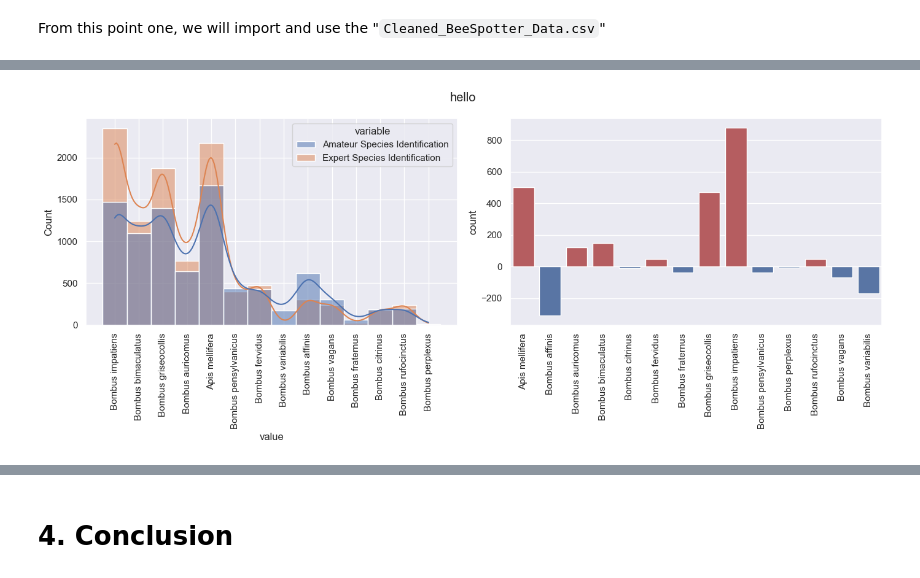
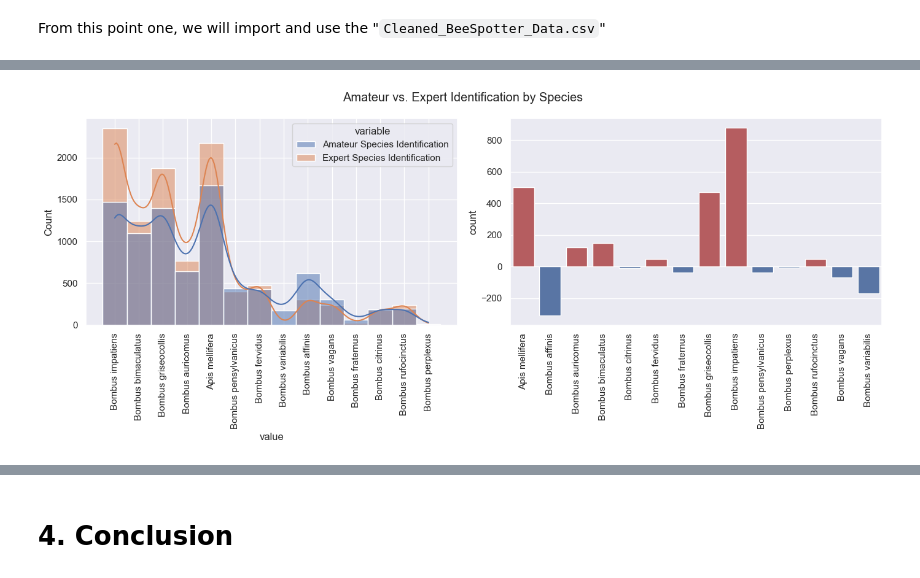
Before and after one commit to Crediteur/Jupyter-Notebooks, a Jupyter notebook: BeeSpotter_Contribution_Analysis/CM2015_BeeSpotter_Contribution_Analysis.ipynb, the cells around one changed output, grey strips where cells are left out. Cells and saved outputs as stored; diff of their text form; code cells hidden in the pictures.

```diff
--- a/BeeSpotter_Contribution_Analysis/CM2015_BeeSpotter_Contribution_Analysis.ipynb
+++ b/BeeSpotter_Contribution_Analysis/CM2015_BeeSpotter_Contribution_Analysis.ipynb
@@ -321,12 +368,15 @@ import numpy as np
 import pandas as pd
 import matplotlib.pyplot as plt
 import seaborn as sns
+import geopandas
+from geodatasets import get_path
 
 # set up seaborn theme
 sns.set_theme(style="darkgrid")
 
 # read data from cleaned csv
-data = pd.read_csv(f"./Cleaned_BeeSpotter_Data.csv")
+data = pd.read_csv(f"./csv_files/Cleaned_BeeSpotter_Data.csv")
+data['Date Spotted'] = pd.to_datetime(data['Date Spotted'])
 
 # examine data from csv
 display(data)
@@ -461,20 +537,21 @@ Name: count, dtype: int64
 # %%
 # melt together two columns into new df
 df_plot = pd.melt(data.iloc[:,10:12])
 amateur = data['Amateur Species Identification'].value_counts()
 expert = data['Expert Species Identification'].value_counts()
 id_diff = expert - amateur
 id_diff[-1] = -170
 
 id_diff2 = pd.DataFrame(id_diff)
 colors = ['r' if c >= 0 else 'b' for c in id_diff]
 
+# plot data, sorry aligning the x-axis labels was difficult
 fig, axes =  plt.subplots(1, 2, figsize=(14, 6))
 sns.histplot(df_plot, x='value', hue='variable', ax=axes[0], kde=True)
 sns.barplot(id_diff2, x=id_diff2.index, y='count',palette=colors, ax=axes[1])
 
 fig.autofmt_xdate(rotation=90, ha='center')
-fig.suptitle('hello')
+fig.suptitle('Amateur vs. Expert Identification by Species')
 fig.tight_layout()
 # %% [output]
-[figure, old version]
+[figure, new version]
```
Also changed, not shown: parts of 47 cells of this notebook, 9 other files.
